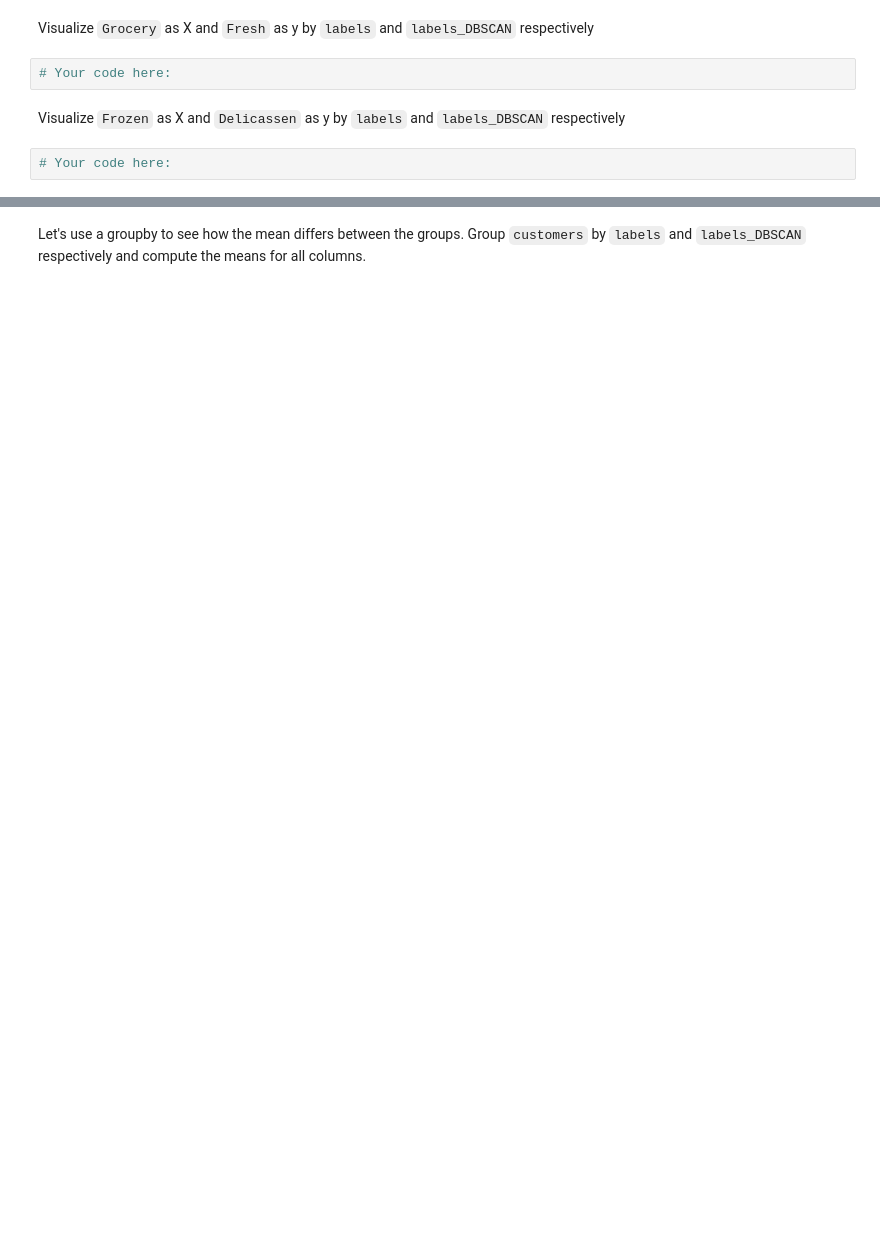
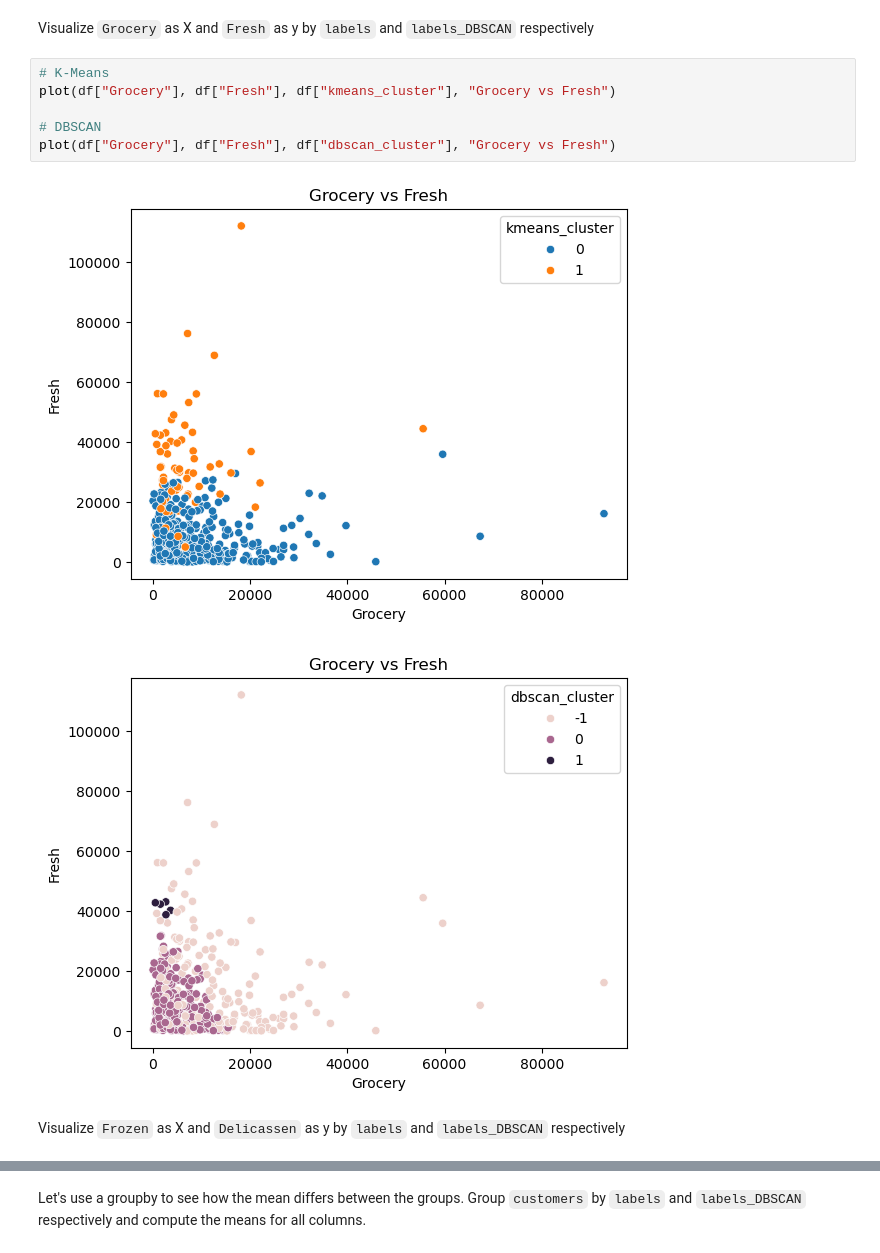
Before and after one commit to vitorferraz19/lab-unsupervised-learning-en, a Jupyter notebook: your-code/main.ipynb, the cells around one changed output, grey strips where cells are left out. Drawn from its saved outputs; the diff is of its cells as text; blank space fills up the shorter version.

```diff
--- a/your-code/main.ipynb
+++ b/your-code/main.ipynb
@@ -385,8 +512,13 @@ def plot(x,y,hue):
 # %% [markdown]
 Visualize `Grocery` as X and `Fresh` as y by `labels` and `labels_DBSCAN` respectively
-# %%
-# Your code here:
+# %%
+# K-Means
+plot(df["Grocery"], df["Fresh"], df["kmeans_cluster"], "Grocery vs Fresh")
+
+# DBSCAN
+plot(df["Grocery"], df["Fresh"], df["dbscan_cluster"], "Grocery vs Fresh")
+# %% [output]
+[figure, added]
+[figure, added]
 # %% [markdown]
 Visualize `Frozen` as X and `Delicassen` as y by `labels` and `labels_DBSCAN` respectively
-# %%
-# Your code here:
```
Also changed, not shown: parts of 33 cells of this notebook.
